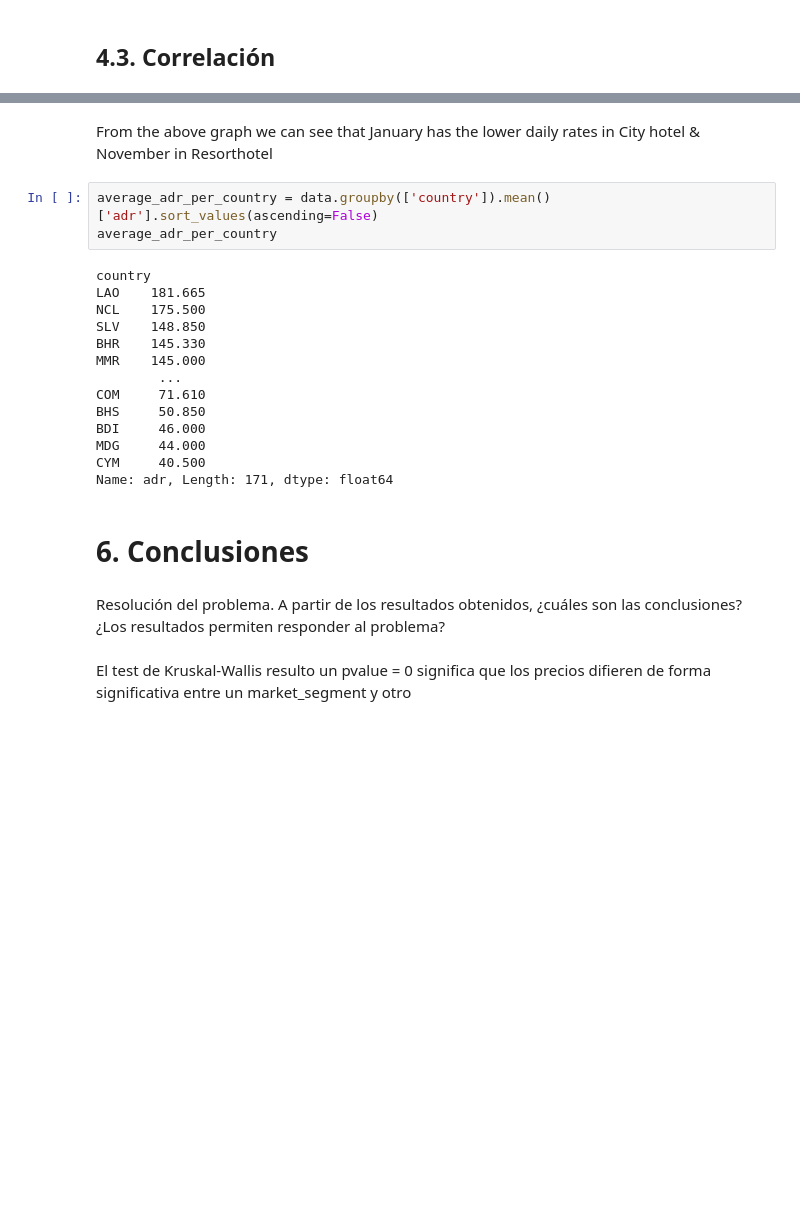
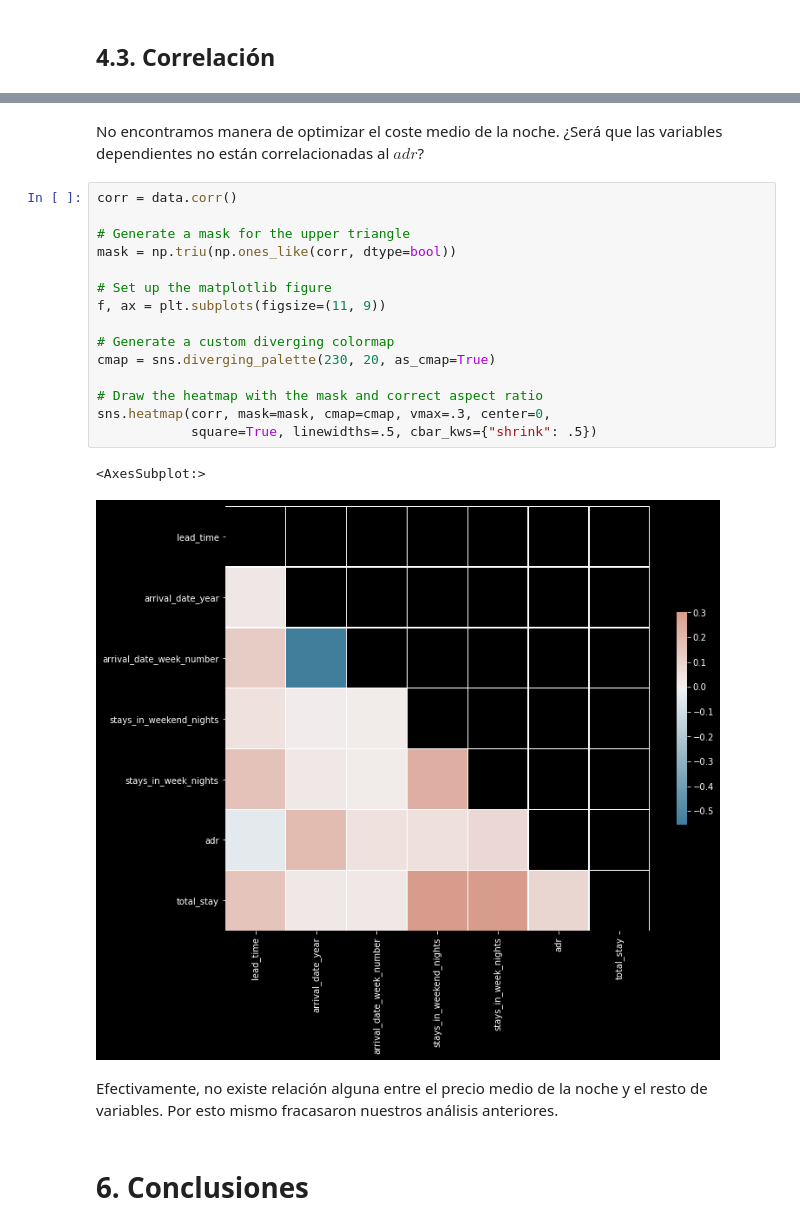
Before and after one commit to NorhanMasterUOC/hotel_bookings_EDA, a Jupyter notebook: hotel_bookings.ipynb, the cells around one changed output, grey strips where cells are left out. Saved outputs shown, nothing was run; the diff lists cells and outputs as text; blank space fills up the shorter version.

```diff
--- a/hotel_bookings.ipynb
+++ b/hotel_bookings.ipynb
@@ -603,25 +564,24 @@ sorted_month_average_rate
-# %% [markdown]
-From the above graph we can see that January has the lower daily rates in City hotel & November in Resorthotel
-# %%
-average_adr_per_country = data.groupby(['country']).mean()['adr'].sort_values(ascending=False)
-average_adr_per_country
-# %% [output]
-country
-LAO    181.665
-NCL    175.500
-SLV    148.850
-BHR    145.330
-MMR    145.000
-        ...
-COM     71.610
-BHS     50.850
-BDI     46.000
-MDG     44.000
-CYM     40.500
-Name: adr, Length: 171, dtype: float64
+# %% [markdown]
+No encontramos manera de optimizar el coste medio de la noche. ¿Será que las variables dependientes no están correlacionadas al $ adr $?
+# %%
+corr = data.corr()
+
+# Generate a mask for the upper triangle
+mask = np.triu(np.ones_like(corr, dtype=bool))
+
+# Set up the matplotlib figure
+f, ax = plt.subplots(figsize=(11, 9))
+
+# Generate a custom diverging colormap
+cmap = sns.diverging_palette(230, 20, as_cmap=True)
+
+# Draw the heatmap with the mask and correct aspect ratio
+sns.heatmap(corr, mask=mask, cmap=cmap, vmax=.3, center=0,
+            square=True, linewidths=.5, cbar_kws={"shrink": .5})
+# %% [output]
+<AxesSubplot:>
+[figure, added]
+# %% [markdown]
+Efectivamente, no existe relación alguna entre el precio medio de la noche y el resto de variables. Por esto mismo fracasaron nuestros análisis anteriores.
 # %% [markdown]
 # 6. Conclusiones
-# %% [markdown]
-Resolución del problema. A partir de los resultados obtenidos, ¿cuáles son las conclusiones? ¿Los resultados permiten responder al problema?
-# %% [markdown]
-El test de Kruskal-Wallis resulto un pvalue = 0 significa que los precios difieren de forma significativa entre un market_segment y otro
```
Also changed, not shown: parts of 59 cells of this notebook.
